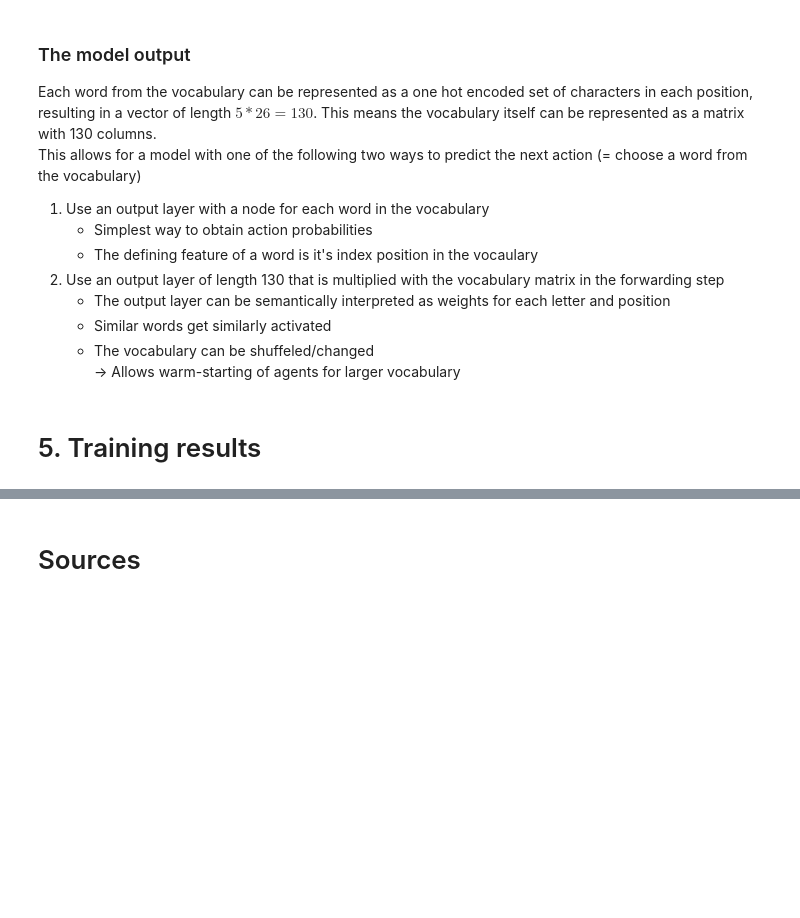
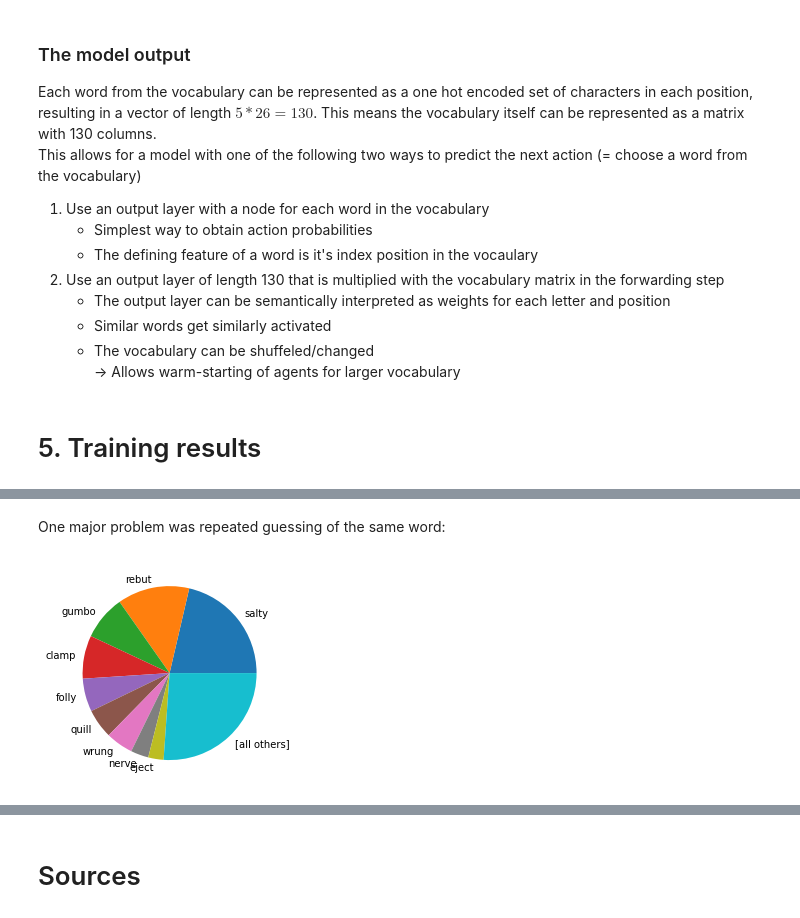
Before and after one commit to hanssssssssssssss/wordleRL, a Jupyter notebook: wordleRL.ipynb, the cells around one changed output, grey strips where cells are left out. Drawn from its saved outputs; the diff is of its cells as text; code cells hidden in the pictures; blank space fills up the shorter version.

```diff
--- a/wordleRL.ipynb
+++ b/wordleRL.ipynb
@@ -146,0 +146,15 @@ game = Wordle(vocab, 6, solution)
+# %% [markdown]
+One major problem was repeated guessing of the same word:
+# %%
+word = []
+word_freq = []
+with open("stats/word_hist.txt") as stats_small:
+    rows = csv.reader(stats_small, delimiter=",")
+    for row in rows:
+        word.append(row[0])
+        word_freq.append(int(row[1]))
+plt.pie(x=word_freq, labels=word)
+plt.set_cmap("hsv")
+plt.show()
+# %% [output]
+[figure, added]
```
Also changed, not shown: parts of 8 cells of this notebook, 6 other files.
